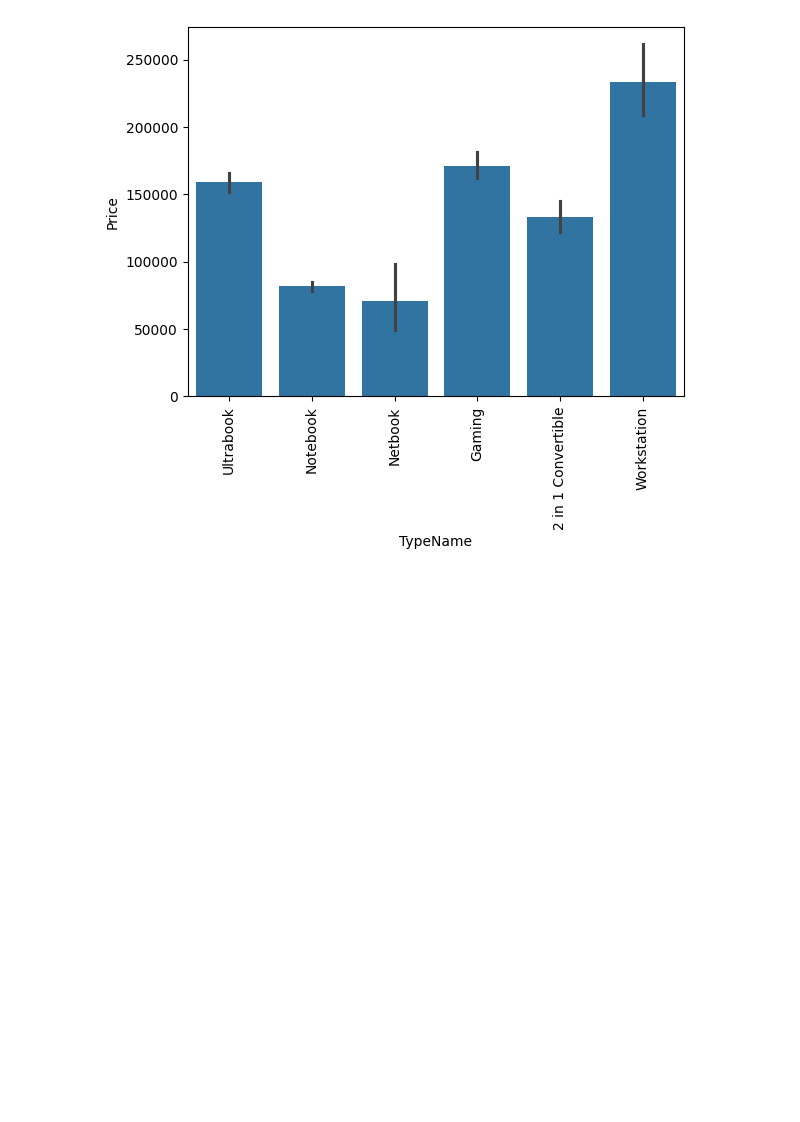
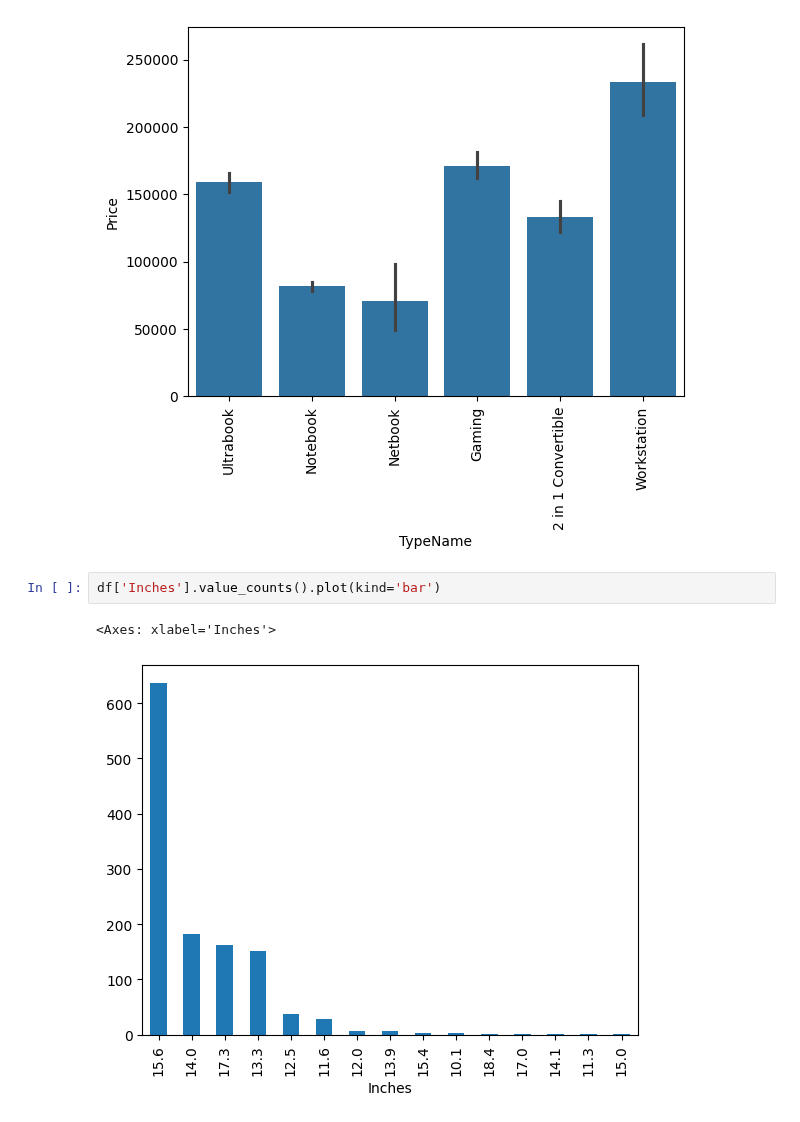
Before and after one commit to Avdhoot-Ukirde/Virtual-Environment-streamlit-Prediction-model, a Jupyter notebook: laptop.ipynb, the cells around one changed output. Cells and saved outputs as stored; diff of their text form; blank space fills up the shorter version.

```diff
--- a/laptop.ipynb
+++ b/laptop.ipynb
@@ -140,3 +140,8 @@ plt.xticks(rotation= 90)
 plt.show()
 # %% [output]
 [figure]
+# %%
+df['Inches'].value_counts().plot(kind='bar')
+# %% [output]
+<Axes: xlabel='Inches'>
+[figure, added]
```
Also changed, not shown: parts of 1 cell of this notebook.
